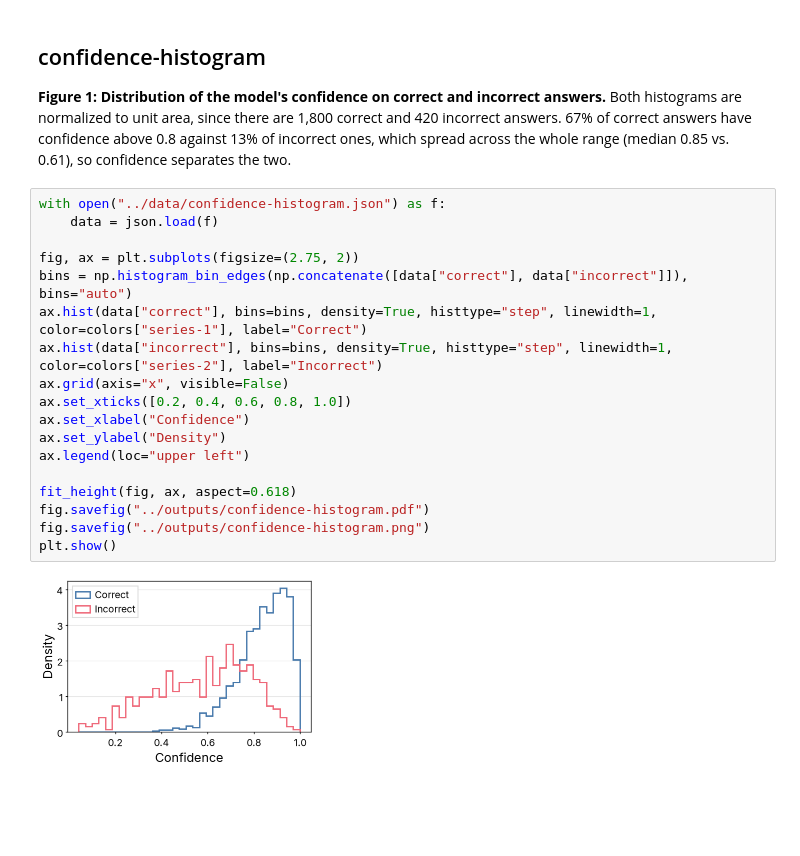
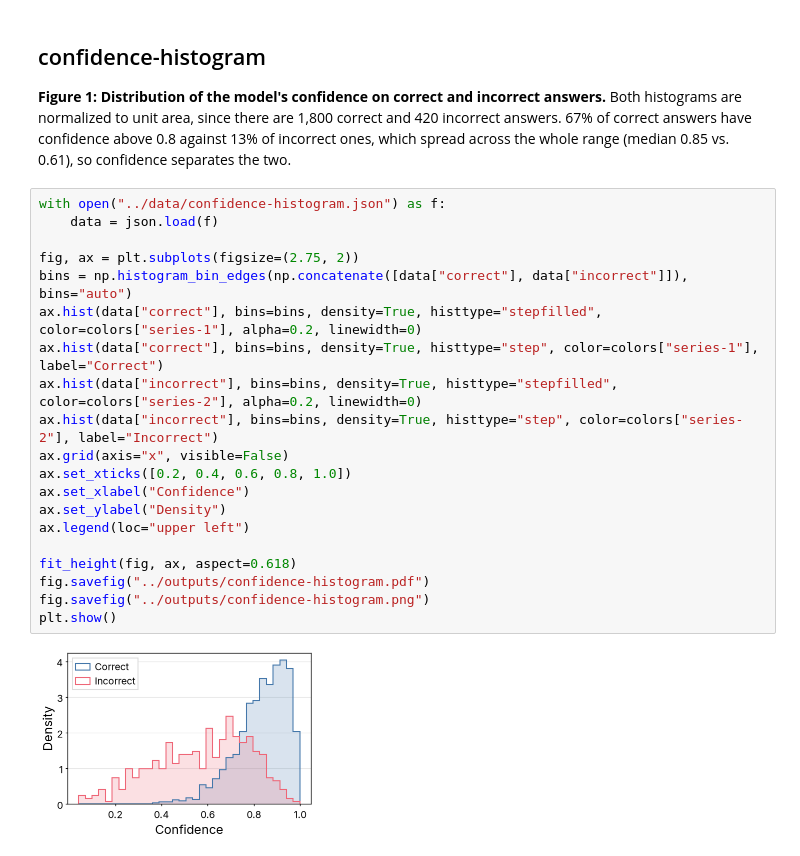
Before and after one commit to bigohofone/academic-figure-skill, a Jupyter notebook: examples/chart-types/notebooks/confidence-histogram.ipynb, the cells around one changed output. Drawn from its saved outputs; the diff is of its cells as text; blank space fills up the shorter version.

```diff
--- a/examples/chart-types/notebooks/confidence-histogram.ipynb
+++ b/examples/chart-types/notebooks/confidence-histogram.ipynb
@@ -20,20 +20,22 @@ colors = paper.use_design("../../../skills/academic-figure/assets/DESIGN.md")  #
 # %%
 with open("../data/confidence-histogram.json") as f:
     data = json.load(f)
 
 fig, ax = plt.subplots(figsize=(2.75, 2))
 bins = np.histogram_bin_edges(np.concatenate([data["correct"], data["incorrect"]]), bins="auto")
-ax.hist(data["correct"], bins=bins, density=True, histtype="step", linewidth=1, color=colors["series-1"], label="Correct")
-ax.hist(data["incorrect"], bins=bins, density=True, histtype="step", linewidth=1, color=colors["series-2"], label="Incorrect")
+ax.hist(data["correct"], bins=bins, density=True, histtype="stepfilled", color=colors["series-1"], alpha=0.2, linewidth=0)
+ax.hist(data["correct"], bins=bins, density=True, histtype="step", color=colors["series-1"], label="Correct")
+ax.hist(data["incorrect"], bins=bins, density=True, histtype="stepfilled", color=colors["series-2"], alpha=0.2, linewidth=0)
+ax.hist(data["incorrect"], bins=bins, density=True, histtype="step", color=colors["series-2"], label="Incorrect")
 ax.grid(axis="x", visible=False)
 ax.set_xticks([0.2, 0.4, 0.6, 0.8, 1.0])
 ax.set_xlabel("Confidence")
 ax.set_ylabel("Density")
 ax.legend(loc="upper left")
 
 fit_height(fig, ax, aspect=0.618)
 fig.savefig("../outputs/confidence-histogram.pdf")
 fig.savefig("../outputs/confidence-histogram.png")
 plt.show()
 # %% [output]
-[figure, old version]
+[figure, new version]
```
Also changed, not shown: 5 other files.
